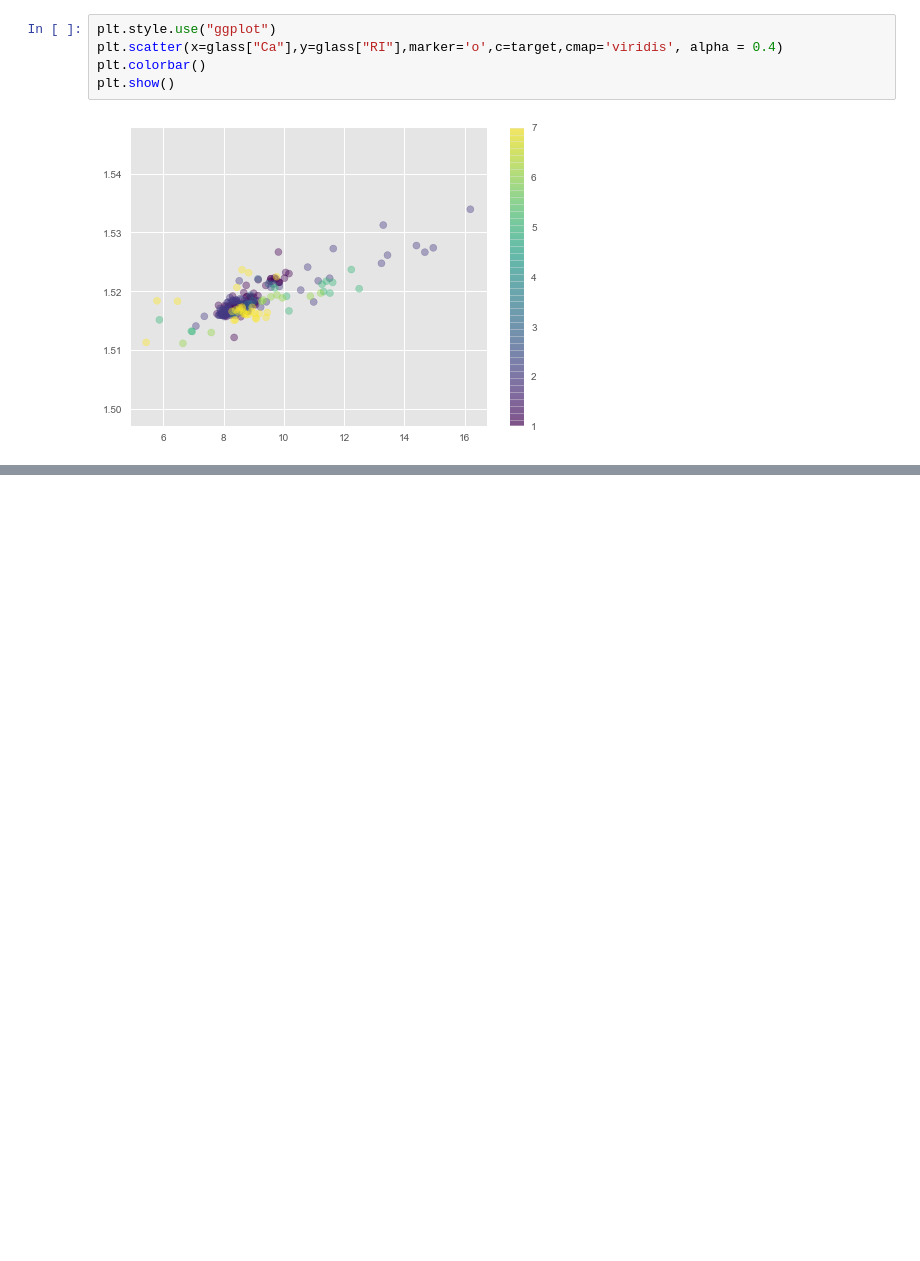
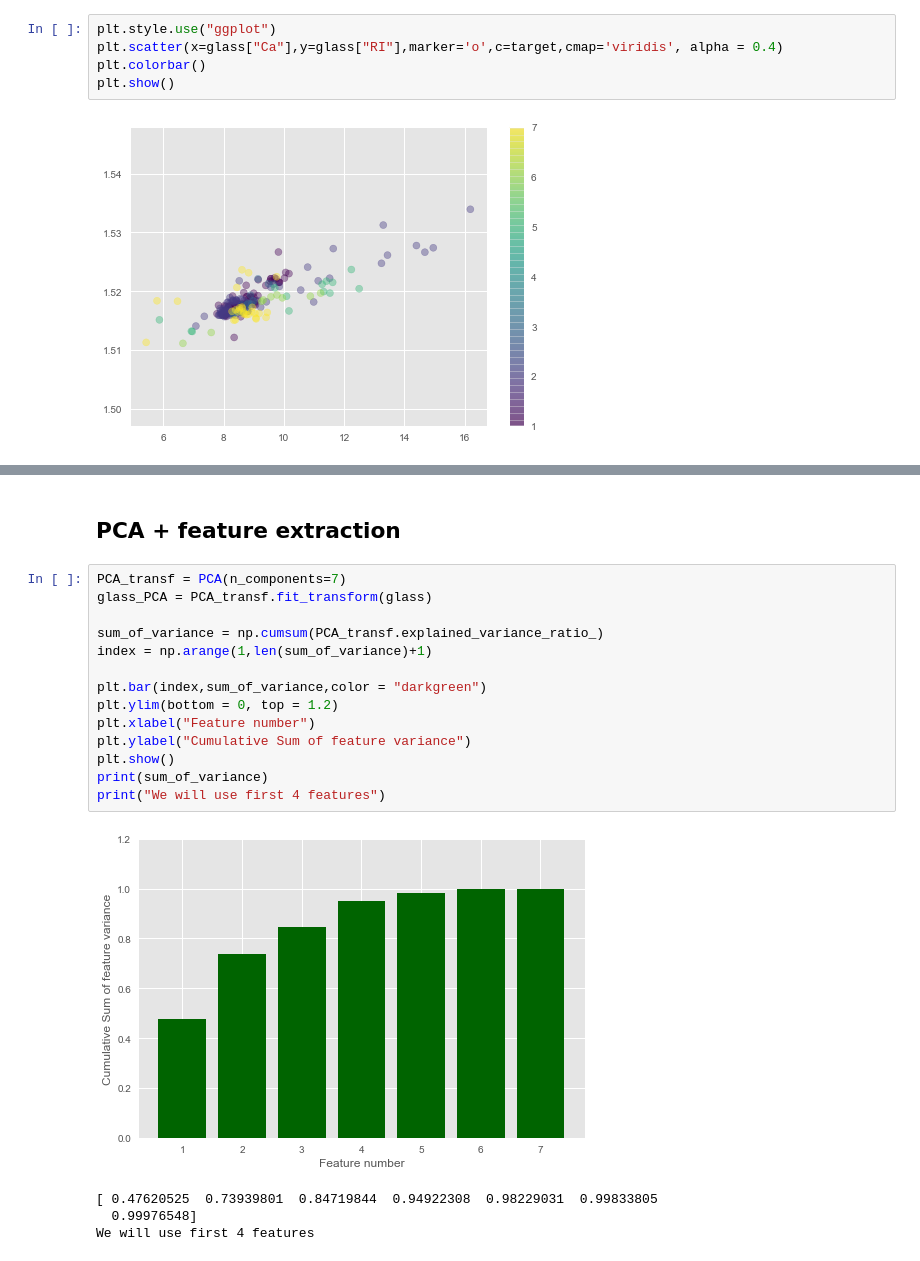
Before and after one commit to danielponikowski/Python, a Jupyter notebook: GlassDataset.ipynb, the cells around one changed output, grey strips where cells are left out. Cells and saved outputs as stored; diff of their text form; blank space fills up the shorter version.

```diff
--- a/GlassDataset.ipynb
+++ b/GlassDataset.ipynb
@@ -55,0 +101,21 @@ plt.show()
+# %% [markdown]
+## PCA + feature extraction
+# %%
+PCA_transf = PCA(n_components=7)
+glass_PCA = PCA_transf.fit_transform(glass)
+
+sum_of_variance = np.cumsum(PCA_transf.explained_variance_ratio_)
+index = np.arange(1,len(sum_of_variance)+1)
+
+plt.bar(index,sum_of_variance,color = "darkgreen")
+plt.ylim(bottom = 0, top = 1.2)
+plt.xlabel("Feature number")
+plt.ylabel("Cumulative Sum of feature variance")
+plt.show()
+print(sum_of_variance)
+print("We will use first 4 features")
+# %% [output]
+[figure, added]
+[ 0.47620525  0.73939801  0.84719844  0.94922308  0.98229031  0.99833805
+  0.99976548]
+We will use first 4 features
```
Also changed, not shown: parts of 19 cells of this notebook, 1 other file.
